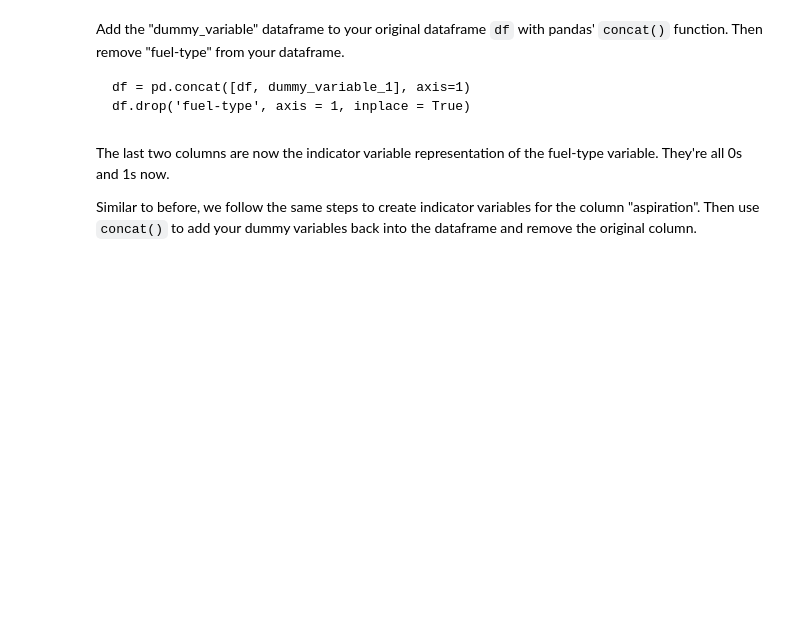
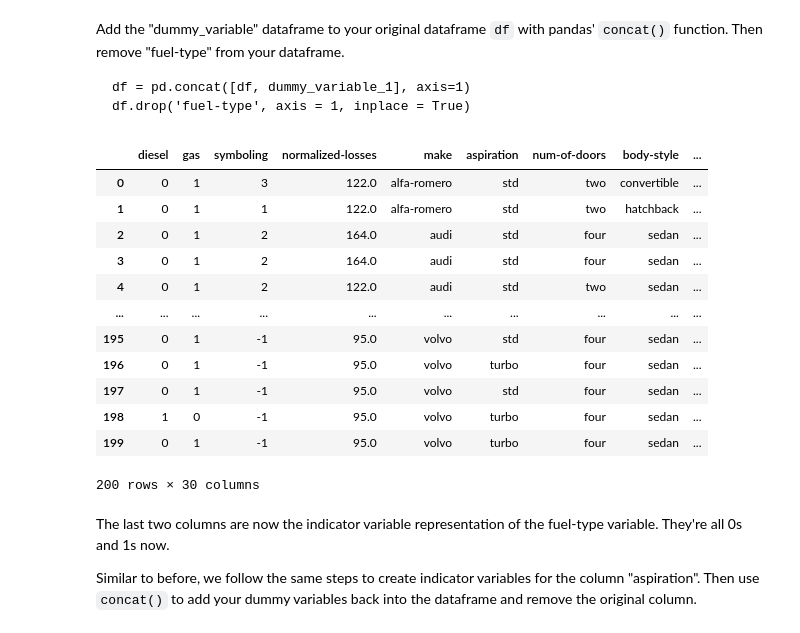
Before and after one commit to kobynwinn/codespace, a Jupyter notebook: notebooks/DSF24_Automobile_Clean.ipynb, the cells around one changed output. Saved outputs shown, nothing was run; the diff lists cells and outputs as text; code cells hidden in the pictures; blank space fills up the shorter version.

````diff
--- a/notebooks/DSF24_Automobile_Clean.ipynb
+++ b/notebooks/DSF24_Automobile_Clean.ipynb
@@ -398,3 +462,5 @@ We use indicator variables so we can use categorical variables for regression an
 We see the column "fuel-type" has two unique values: "gas" or "diesel". Regression doesn't understand words, only numbers. To use this attribute in regression analysis, we convert "fuel-type" to indicator variables.
 
 Use pandas' method `get_dummies(column_name)` to assign numerical values to different categories of fuel type and assign it to a variable.
+# %%
+df2 = pd.get_dummies(df['fuel-type'], dtype = int)
@@ -406,6 +502,24 @@ Add the "dummy_variable" dataframe to your original dataframe `df` with pandas'
 df = pd.concat([df, dummy_variable_1], axis=1)
 df.drop('fuel-type', axis = 1, inplace = True)
 ```
+# %%
+df = pd.concat([df2, df], axis = 1)
+df.drop('fuel-type', axis = 1, inplace = True)
+df
+# %% [output]
+|  | diesel | gas | symboling | normalized-losses | make | aspiration | num-of-doors | body-style | ... |
+| 0 | 0 | 1 | 3 | 122.0 | alfa-romero | std | two | convertible | ... |
+| 1 | 0 | 1 | 1 | 122.0 | alfa-romero | std | two | hatchback | ... |
+| 2 | 0 | 1 | 2 | 164.0 | audi | std | four | sedan | ... |
+| 3 | 0 | 1 | 2 | 164.0 | audi | std | four | sedan | ... |
+| 4 | 0 | 1 | 2 | 122.0 | audi | std | two | sedan | ... |
+| ... | ... | ... | ... | ... | ... | ... | ... | ... | ... |
+| 195 | 0 | 1 | -1 | 95.0 | volvo | std | four | sedan | ... |
+| 196 | 0 | 1 | -1 | 95.0 | volvo | turbo | four | sedan | ... |
+| 197 | 0 | 1 | -1 | 95.0 | volvo | std | four | sedan | ... |
+| 198 | 1 | 0 | -1 | 95.0 | volvo | turbo | four | sedan | ... |
+| 199 | 0 | 1 | -1 | 95.0 | volvo | turbo | four | sedan | ... |
+200 rows × 30 columns
 # %% [markdown]
 The last two columns are now the indicator variable representation of the fuel-type variable. They're all 0s and 1s now.
 
````
Also changed, not shown: parts of 13 cells of this notebook.
